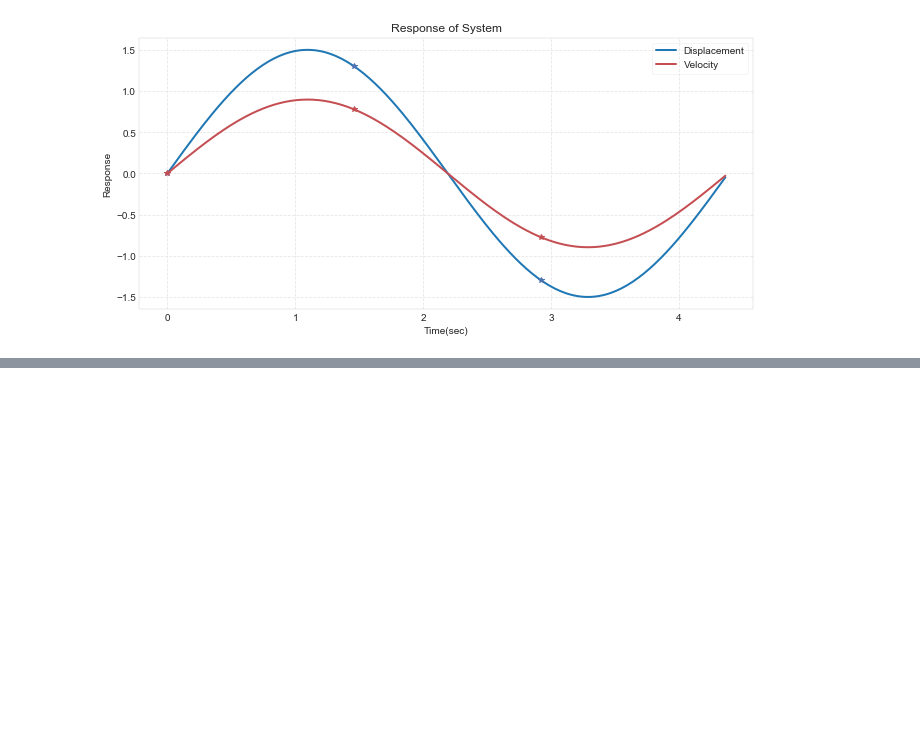
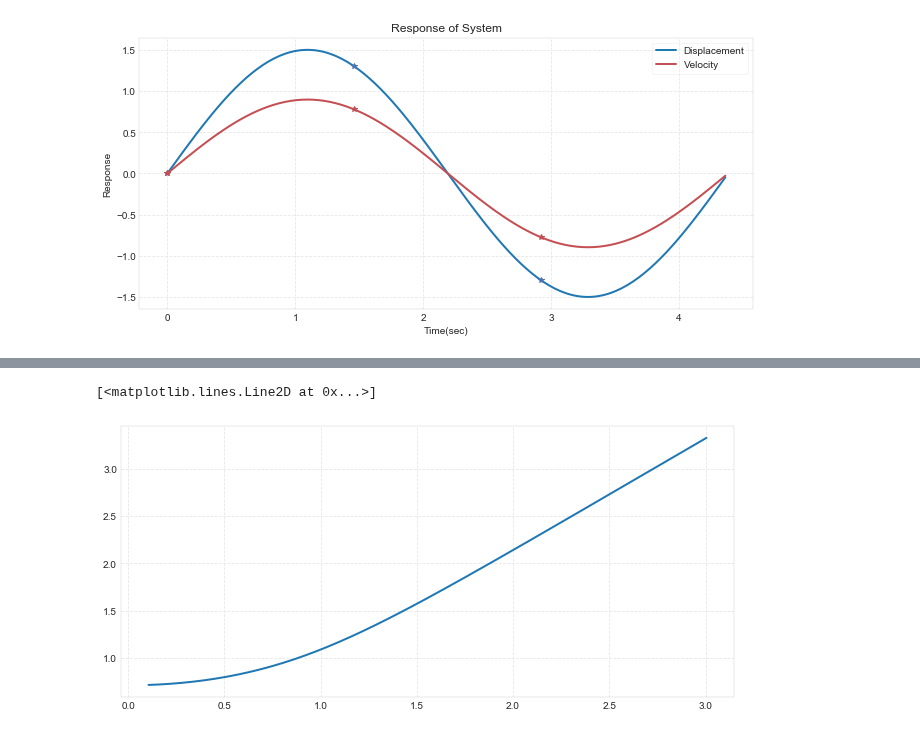
Before and after one commit to w320alm/Non_Linear_System_with_Mousai, a Jupyter notebook: NLSMousai.ipynb, the cells around one changed output, grey strips where cells are left out. Drawn from its saved outputs; the diff is of its cells as text; code cells hidden in the pictures; blank space fills up the shorter version.

```diff
--- a/NLSMousai.ipynb
+++ b/NLSMousai.ipynb
@@ -111,0 +165,18 @@ plt.grid(True)
+# %%
+omega = sp.linspace(0.1,3,200)+1/200
+amp = sp.zeros_like(omega)
+t, x, e, amps, phases = ms.hb_time(nls_ms, num_variables=2,
+                                 omega=1 , eqform='second_order', num_harmonics=1,params={'nu1':1,'nu2':0.05,'k':0.05,'alpha1':1,'alpha3':1})
+
+for i, freq in enumerate(omega):
+    #print(i,freq,x)
+    try:
+        t, x, e, amps, phases = ms.hb_freq(nls_ms, x, freq, params={'nu1':1,'nu2':0.05,'k':0.05,'alpha1':1,'alpha3':1})
+        amp[i]=amps[0]
+    except:
+       amp[i] = sp.nan
+plt.plot(omega, amp)
+#print(amp)
+# %% [output]
+[<matplotlib.lines.Line2D at 0x...>]
+[figure, added]
```
Also changed, not shown: parts of 3 cells of this notebook.
